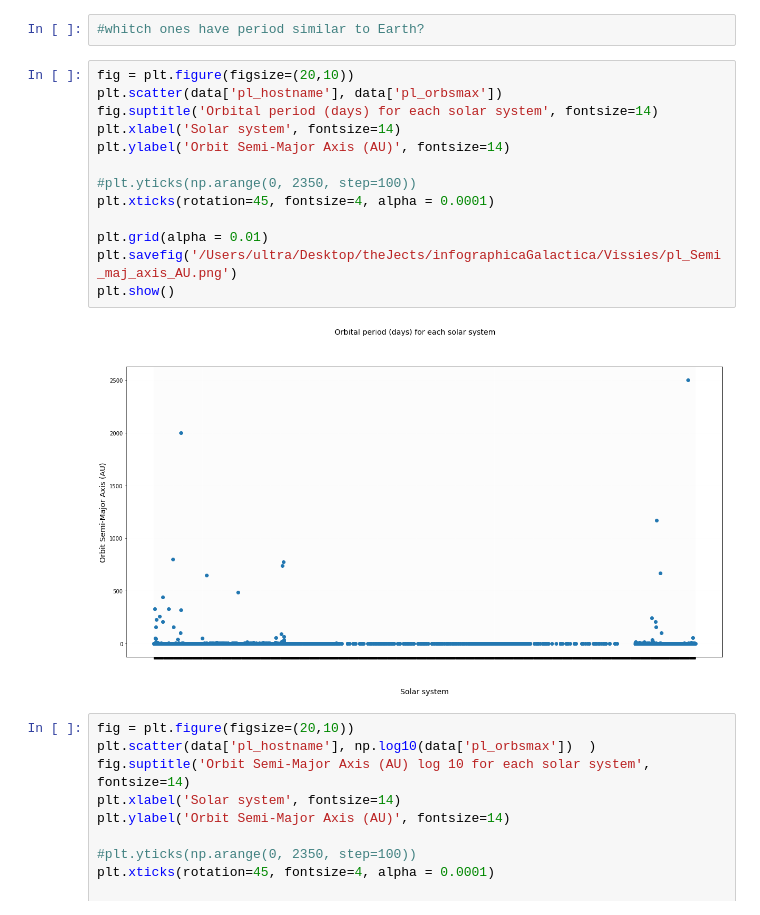
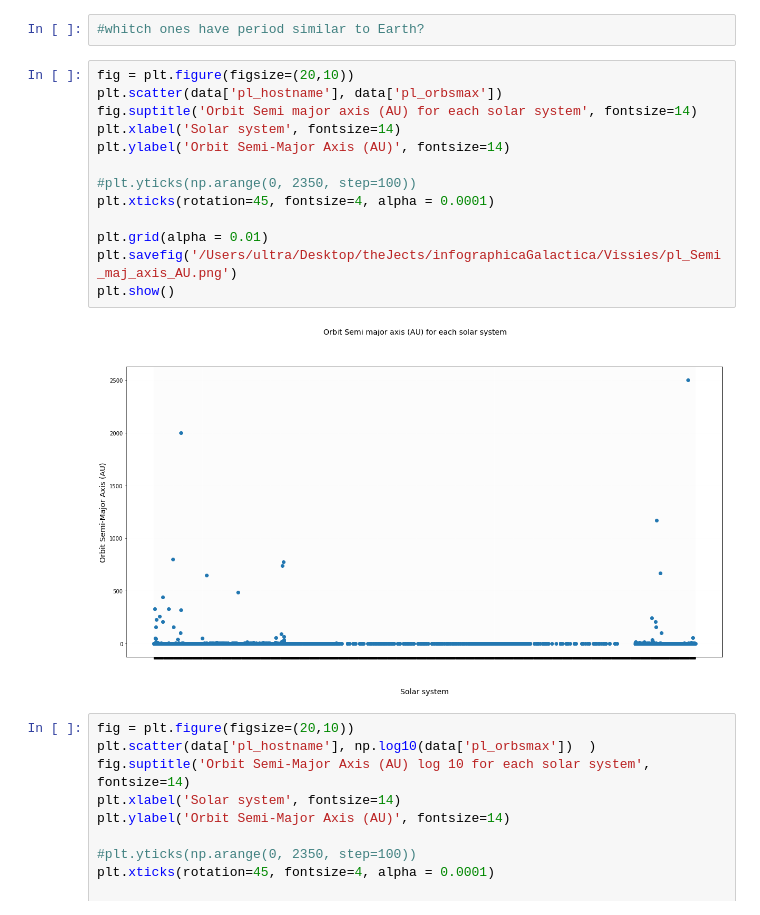
Before and after one commit to coderXmachina2/infographicaGalactica, a Jupyter notebook: scripts/exoPlanetProbing.ipynb, the cells around one changed output. Drawn from its saved outputs; the diff is of its cells as text.

```diff
--- a/scripts/exoPlanetProbing.ipynb
+++ b/scripts/exoPlanetProbing.ipynb
@@ -144,18 +185,18 @@ plt.show()
 # %%
 fig = plt.figure(figsize=(20,10))
 plt.scatter(data['pl_hostname'], data['pl_orbsmax'])
-fig.suptitle('Orbital period (days) for each solar system', fontsize=14)
+fig.suptitle('Orbit Semi major axis (AU) for each solar system', fontsize=14)
 plt.xlabel('Solar system', fontsize=14)
 plt.ylabel('Orbit Semi-Major Axis (AU)', fontsize=14)
 
 #plt.yticks(np.arange(0, 2350, step=100))
 plt.xticks(rotation=45, fontsize=4, alpha = 0.0001)
 
 plt.grid(alpha = 0.01)
 plt.savefig('/Users/ultra/Desktop/theJects/infographicaGalactica/Vissies/pl_Semi_maj_axis_AU.png')
 plt.show()
 # %% [output]
-[figure, old version]
+[figure, new version]
 # %%
 fig = plt.figure(figsize=(20,10))
 plt.scatter(data['pl_hostname'], np.log10(data['pl_orbsmax'])  )
```
Also changed, not shown: parts of 6 cells of this notebook, 5 other files.
